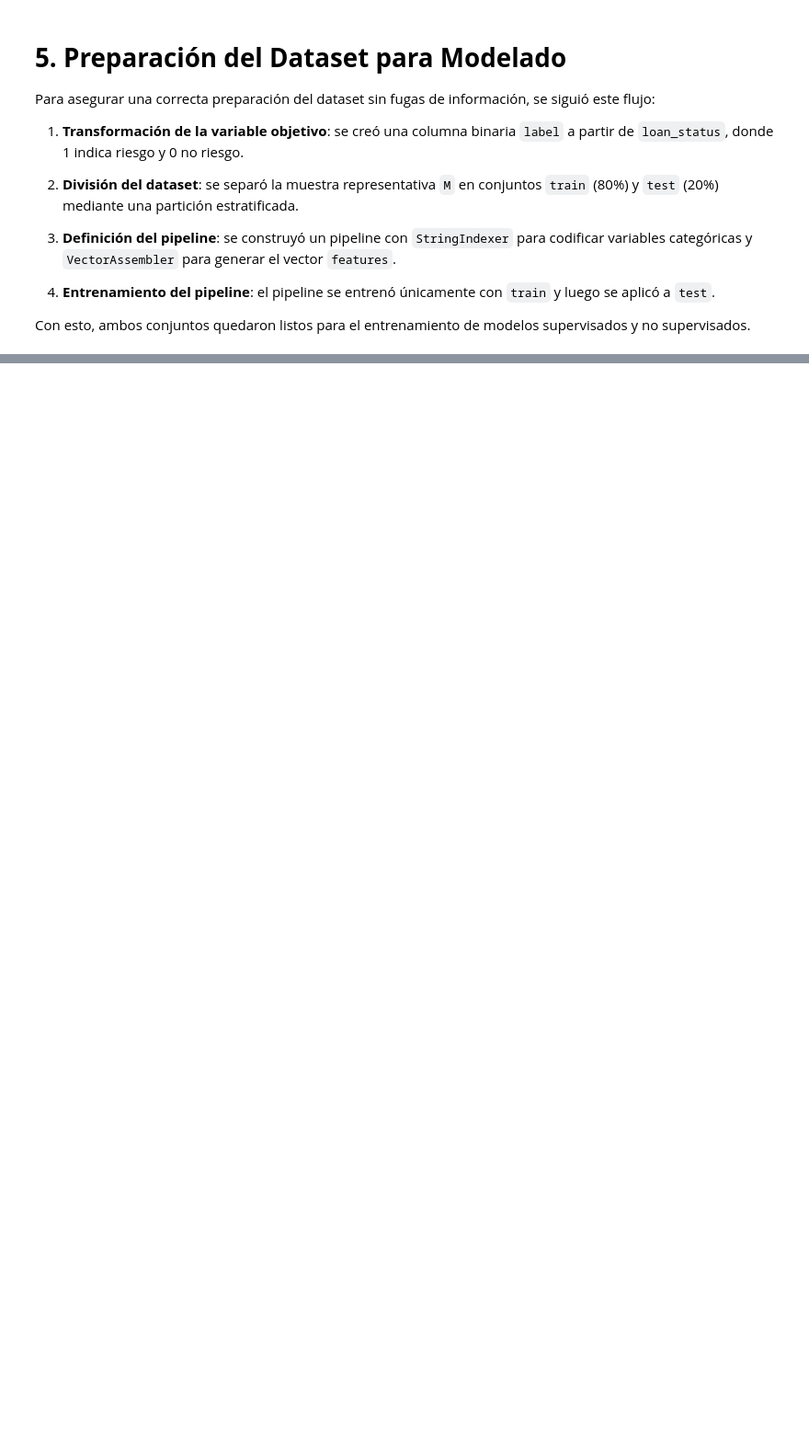
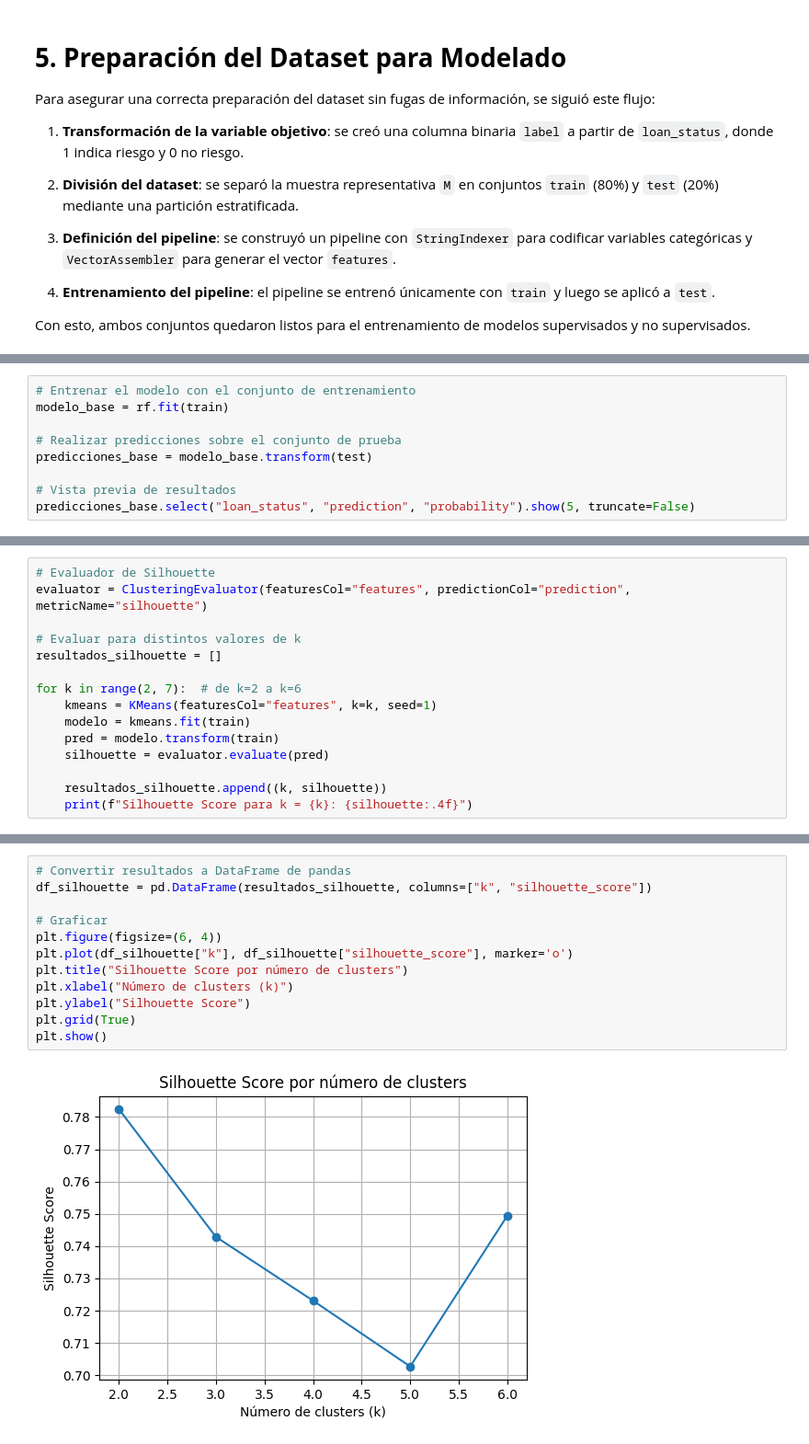
Before and after one commit to OSC4R-LUIS/BIGDATA, a Jupyter notebook: Proyecto final.ipynb, the cells around one changed output, grey strips where cells are left out. Shown: that part at 92% size. Cells and saved outputs as stored; diff of their text form; blank space fills up the shorter version.

```diff
--- a/Proyecto final.ipynb
+++ b/Proyecto final.ipynb
@@ -1263,0 +1325,9 @@ test.groupBy("label").count().orderBy("label").show()
+# %%
+# Entrenar el modelo con el conjunto de entrenamiento
+modelo_base = rf.fit(train)
+
+# Realizar predicciones sobre el conjunto de prueba
+predicciones_base = modelo_base.transform(test)
+
+# Vista previa de resultados
+predicciones_base.select("loan_status", "prediction", "probability").show(5, truncate=False)
@@ -1263,0 +1633,15 @@ test.groupBy("label").count().orderBy("label").show()
+# %%
+# Evaluador de Silhouette
+evaluator = ClusteringEvaluator(featuresCol="features", predictionCol="prediction", metricName="silhouette")
+
+# Evaluar para distintos valores de k
+resultados_silhouette = []
+
+for k in range(2, 7):  # de k=2 a k=6
+    kmeans = KMeans(featuresCol="features", k=k, seed=1)
+    modelo = kmeans.fit(train)
+    pred = modelo.transform(train)
+    silhouette = evaluator.evaluate(pred)
+
+    resultados_silhouette.append((k, silhouette))
+    print(f"Silhouette Score para k = {k}: {silhouette:.4f}")
@@ -1263,0 +1664,14 @@ test.groupBy("label").count().orderBy("label").show()
+# %%
+# Convertir resultados a DataFrame de pandas
+df_silhouette = pd.DataFrame(resultados_silhouette, columns=["k", "silhouette_score"])
+
+# Graficar
+plt.figure(figsize=(6, 4))
+plt.plot(df_silhouette["k"], df_silhouette["silhouette_score"], marker='o')
+plt.title("Silhouette Score por número de clusters")
+plt.xlabel("Número de clusters (k)")
+plt.ylabel("Silhouette Score")
+plt.grid(True)
+plt.show()
+# %% [output]
+[figure, added]
```
Also changed, not shown: parts of 35 cells of this notebook.
